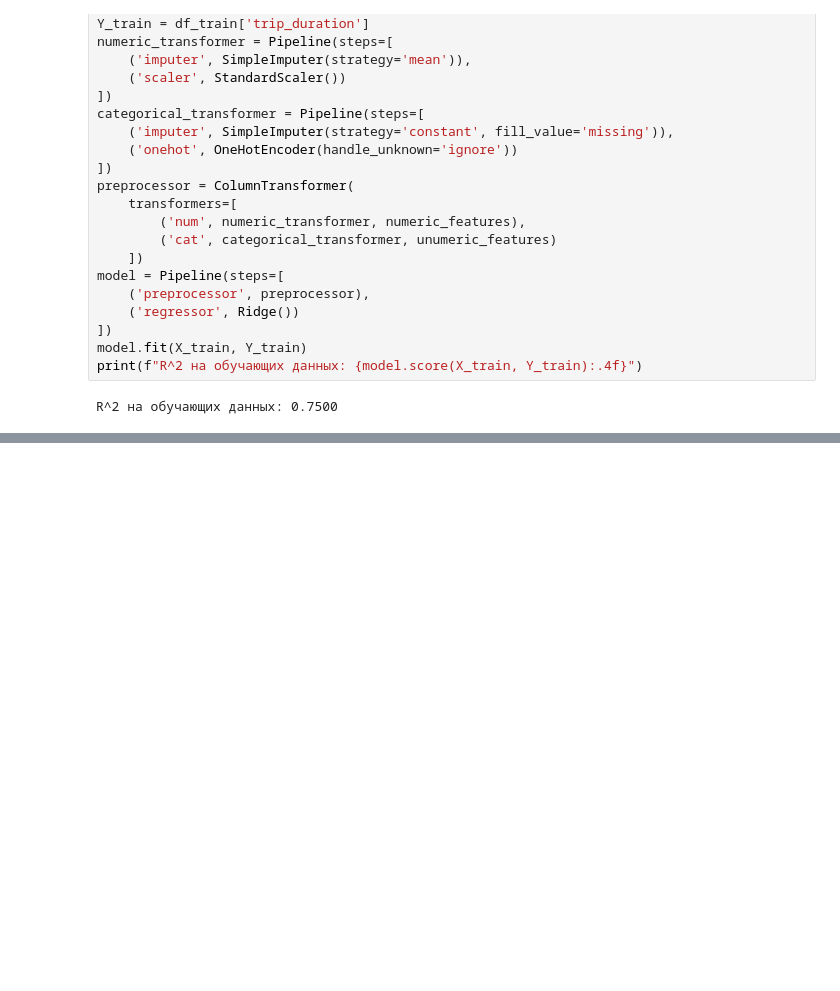
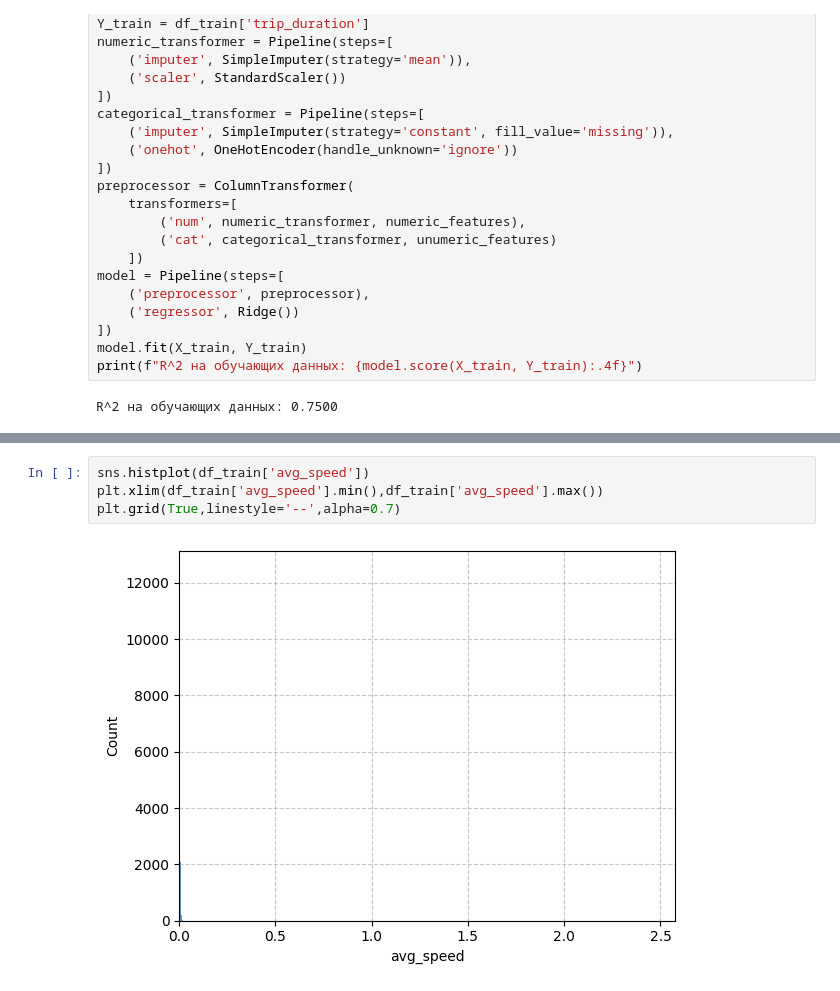
Before and after one commit to magomeda228/Colab_Google_ML_H-W, a Jupyter notebook: LinearRegression.ipynb, the cells around one changed output, grey strips where cells are left out. Drawn from its saved outputs; the diff is of its cells as text; blank space fills up the shorter version.

```diff
--- a/LinearRegression.ipynb
+++ b/LinearRegression.ipynb
@@ -412,0 +479,6 @@ R^2 на обучающих данных: 0.7500
+# %%
+sns.histplot(df_train['avg_speed'])
+plt.xlim(df_train['avg_speed'].min(),df_train['avg_speed'].max())
+plt.grid(True,linestyle='--',alpha=0.7)
+# %% [output]
+[figure, added]
```
Also changed, not shown: parts of 70 cells of this notebook.
